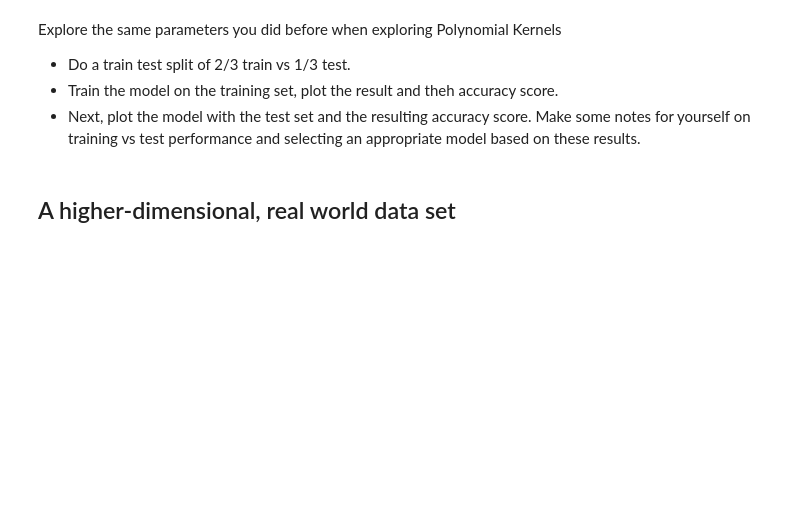
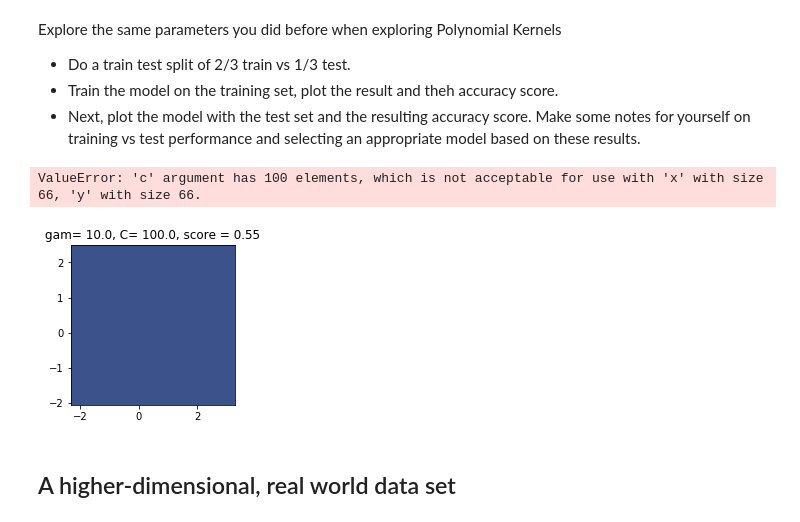
Before and after one commit to graceh3/dsc-3-33-06-kernels-in-scikit-learn-lab-nyc-ds-career-012819, a Jupyter notebook: index.ipynb, the cells around one changed output. Drawn from its saved outputs; the diff is of its cells as text; code cells hidden in the pictures; blank space fills up the shorter version.

```diff
--- a/index.ipynb
+++ b/index.ipynb
@@ -281,21 +281,24 @@ x1x2 = np.c_[X1_C.ravel(), X2_C.ravel()]
 # %%
 # Plot the prediction results in 8 subplots on the training set
 
 plt.figure(figsize=(10, 10))
 
 for (i, (c, g, d, clf)) in enumerate(clf_poly):
     # evaluate the predictions in a grid
     Z = clf.predict(x1x2)
     Z = Z.reshape(X1_C.shape)
 
     # visualize decision function for these parameters
     plt.subplot(3, 3, i + 1)
     plt.title("gam= %r, C= %r, score = %r"  % (gamma, C, round(clf.score(X_train,y_train), 2)))
 
     # visualize parameter's effect on decision function
     plt.contourf(X1_C, X2_C, Z, alpha = 1)
-    plt.scatter(X_train[:, 0], X_4[:, 1], c=y_4,  edgecolors='gray')
+    plt.scatter(X_train[:, 0], X_train[:, 1], c=y_4,  edgecolors='gray')
     plt.axis('tight')
+# %% [output]
+ValueError: 'c' argument has 100 elements, which is not acceptable for use with 'x' with size 66, 'y' with size 66.
+[figure, added]
 # %%
 # Now plot the prediction results for the test set
 # %% [markdown]
```
